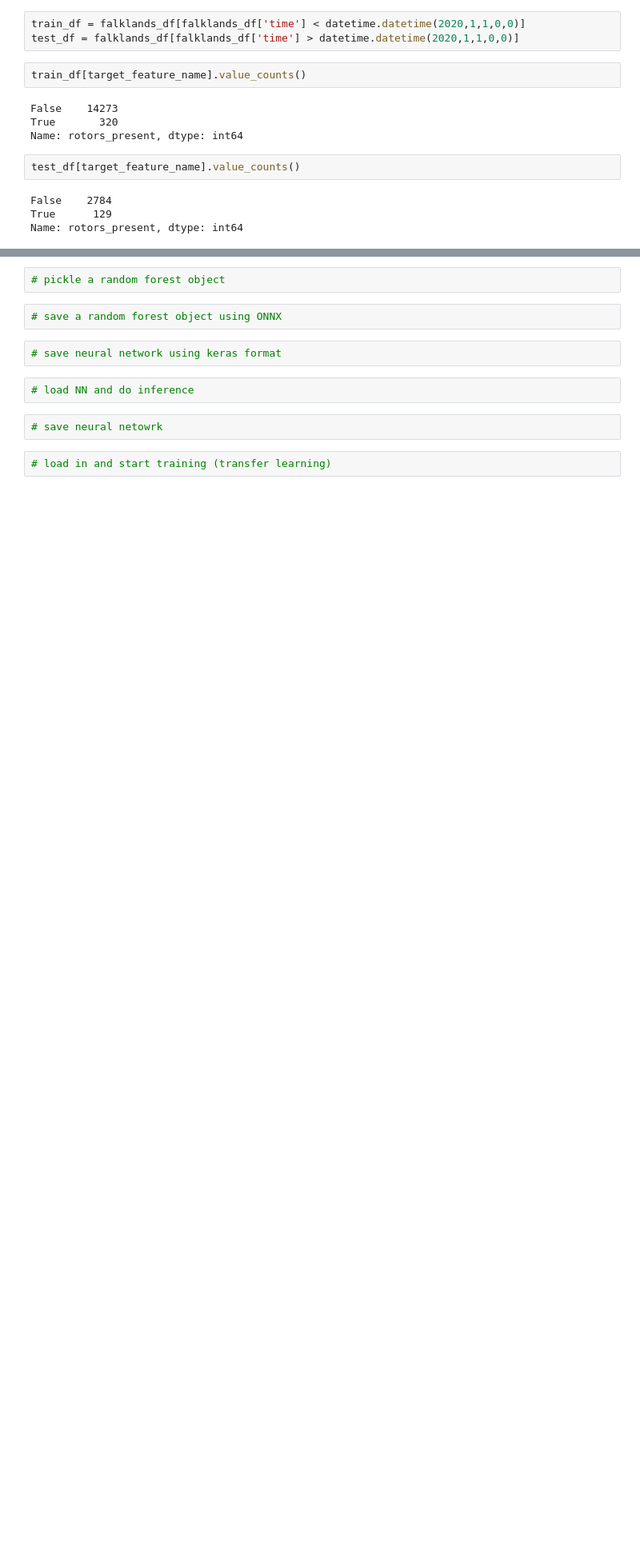
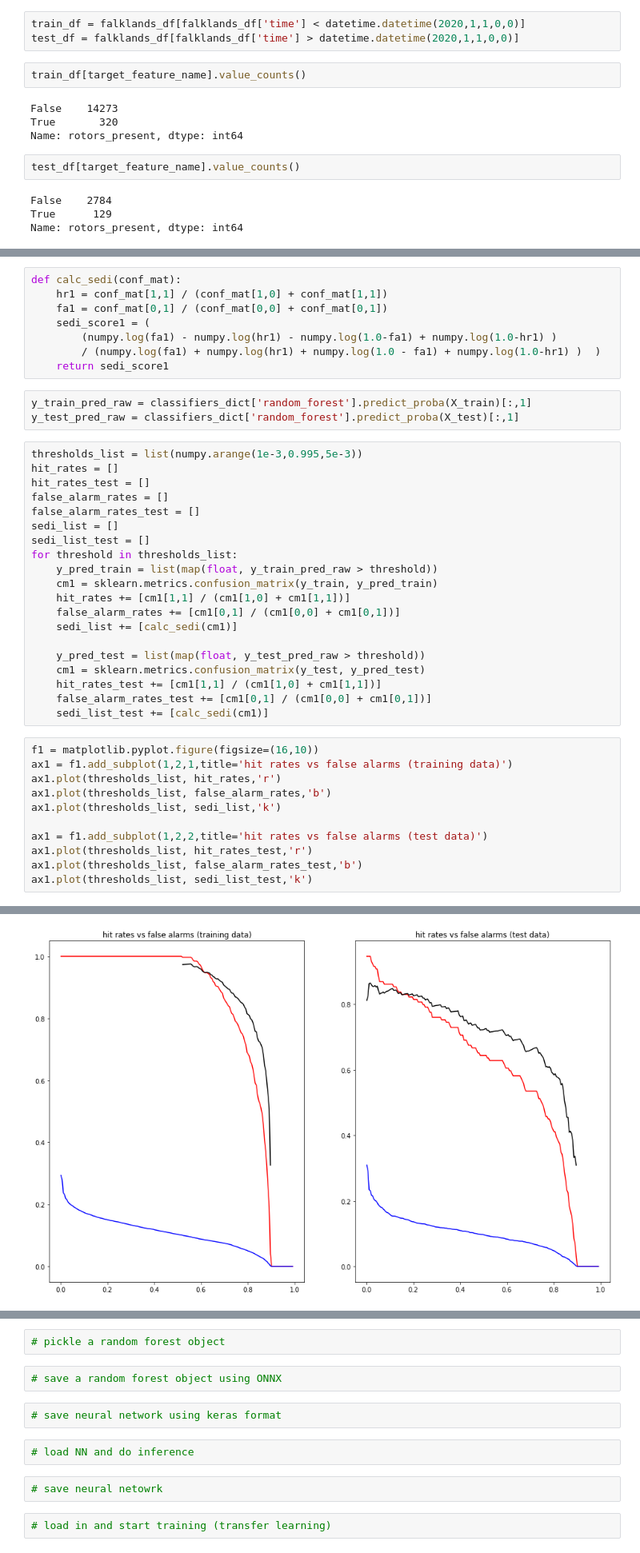
Before and after one commit to informatics-lab/ml_weather_tutorial, a Jupyter notebook: 02_ml_pipeline.ipynb, the cells around one changed output, grey strips where cells are left out. Shown at 80% size. Drawn from its saved outputs; the diff is of its cells as text; blank space fills up the shorter version.

```diff
--- a/02_ml_pipeline.ipynb
+++ b/02_ml_pipeline.ipynb
@@ -293,0 +516,43 @@ discuss what elements need to be stored.
+# %%
+def calc_sedi(conf_mat):
+    hr1 = conf_mat[1,1] / (conf_mat[1,0] + conf_mat[1,1])
+    fa1 = conf_mat[0,1] / (conf_mat[0,0] + conf_mat[0,1])
+    sedi_score1 = (
+        (numpy.log(fa1) - numpy.log(hr1) - numpy.log(1.0-fa1) + numpy.log(1.0-hr1) )
+        / (numpy.log(fa1) + numpy.log(hr1) + numpy.log(1.0 - fa1) + numpy.log(1.0-hr1) )  )
+    return sedi_score1
+# %%
+y_train_pred_raw = classifiers_dict['random_forest'].predict_proba(X_train)[:,1]
+y_test_pred_raw = classifiers_dict['random_forest'].predict_proba(X_test)[:,1]
+# %%
+thresholds_list = list(numpy.arange(1e-3,0.995,5e-3))
+hit_rates = []
+hit_rates_test = []
+false_alarm_rates = []
+false_alarm_rates_test = []
+sedi_list = []
+sedi_list_test = []
+for threshold in thresholds_list:
+    y_pred_train = list(map(float, y_train_pred_raw > threshold))
+    cm1 = sklearn.metrics.confusion_matrix(y_train, y_pred_train)
+    hit_rates += [cm1[1,1] / (cm1[1,0] + cm1[1,1])]
+    false_alarm_rates += [cm1[0,1] / (cm1[0,0] + cm1[0,1])]
+    sedi_list += [calc_sedi(cm1)]
+
+    y_pred_test = list(map(float, y_test_pred_raw > threshold))
+    cm1 = sklearn.metrics.confusion_matrix(y_test, y_pred_test)
+    hit_rates_test += [cm1[1,1] / (cm1[1,0] + cm1[1,1])]
+    false_alarm_rates_test += [cm1[0,1] / (cm1[0,0] + cm1[0,1])]
+    sedi_list_test += [calc_sedi(cm1)]
+# %%
+f1 = matplotlib.pyplot.figure(figsize=(16,10))
+ax1 = f1.add_subplot(1,2,1,title='hit rates vs false alarms (training data)')
+ax1.plot(thresholds_list, hit_rates,'r')
+ax1.plot(thresholds_list, false_alarm_rates,'b')
+ax1.plot(thresholds_list, sedi_list,'k')
+
+ax1 = f1.add_subplot(1,2,2,title='hit rates vs false alarms (test data)')
+ax1.plot(thresholds_list, hit_rates_test,'r')
+ax1.plot(thresholds_list, false_alarm_rates_test,'b')
+ax1.plot(thresholds_list, sedi_list_test,'k')
+# %% [output]
@@ -293,0 +560 @@ discuss what elements need to be stored.
+[figure, added]
```
Also changed, not shown: parts of 47 cells of this notebook.
